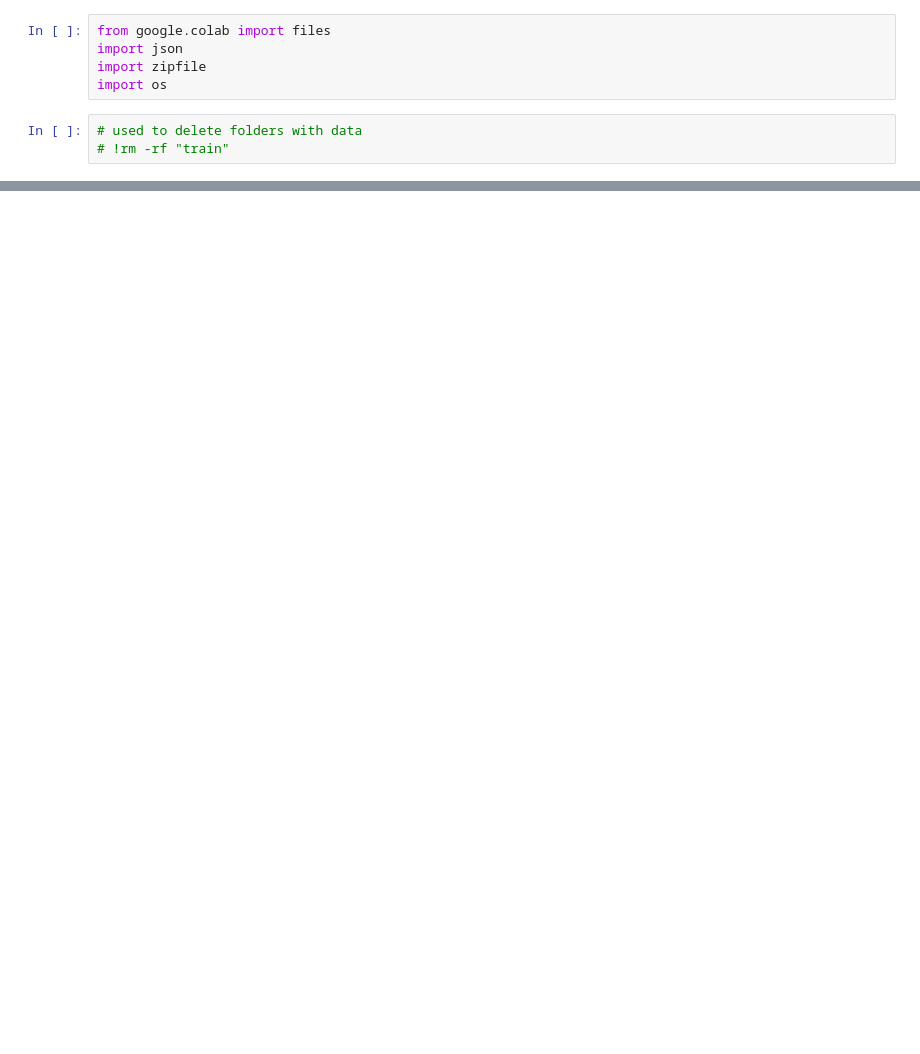
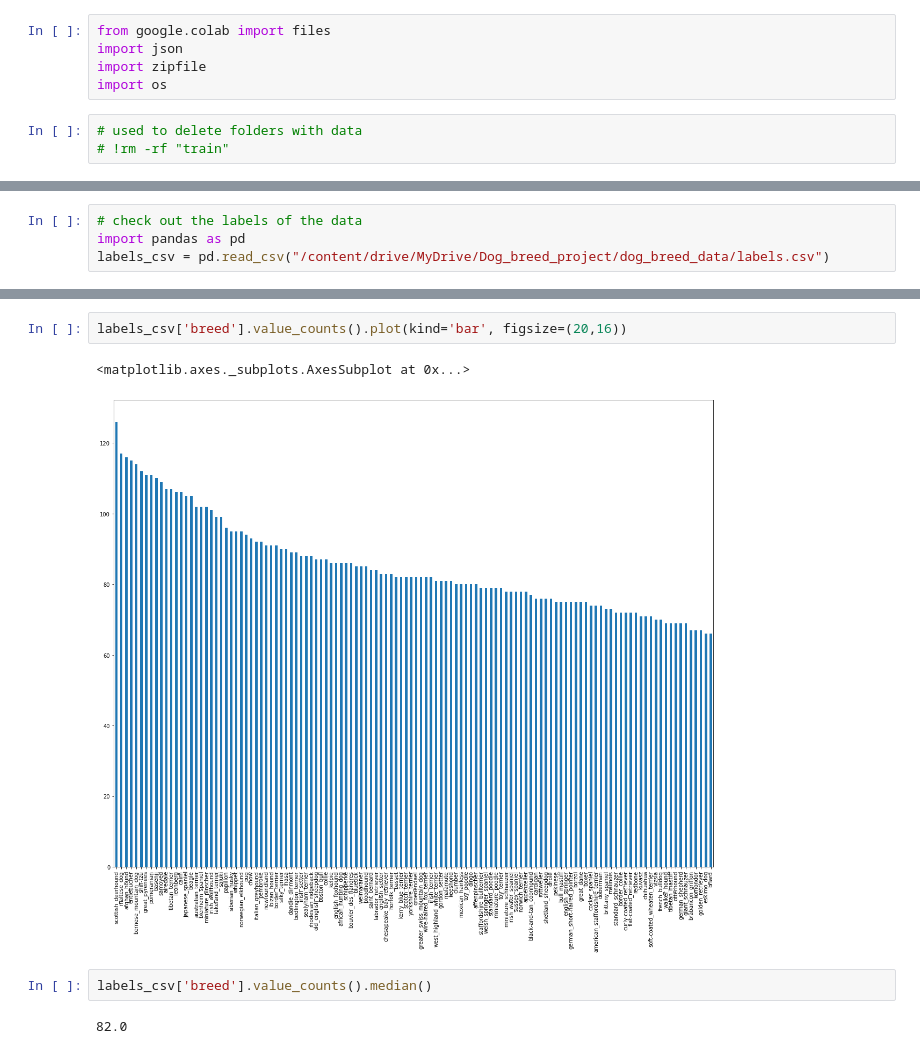
Before and after one commit to daniel8691/Image_Rec_Tensorflow, a Jupyter notebook: dog_vision.ipynb, the cells around one changed output, grey strips where cells are left out. Cells and saved outputs as stored; diff of their text form; blank space fills up the shorter version.

Commit message:
Prepared images before turning data labels into numbers

```diff
--- a/dog_vision.ipynb
+++ b/dog_vision.ipynb
@@ -30,0 +71,4 @@ Streaming output truncated to the last 5000 lines.
+# %%
+# check out the labels of the data
+import pandas as pd
+labels_csv = pd.read_csv("/content/drive/MyDrive/Dog_breed_project/dog_breed_data/labels.csv")
@@ -30,0 +108,9 @@ Streaming output truncated to the last 5000 lines.
+# %%
+labels_csv['breed'].value_counts().plot(kind='bar', figsize=(20,16))
+# %% [output]
+<matplotlib.axes._subplots.AxesSubplot at 0x...>
+[figure, added]
+# %%
+labels_csv['breed'].value_counts().median()
+# %% [output]
+82.0
```
Also changed, not shown: parts of 18 cells of this notebook.
